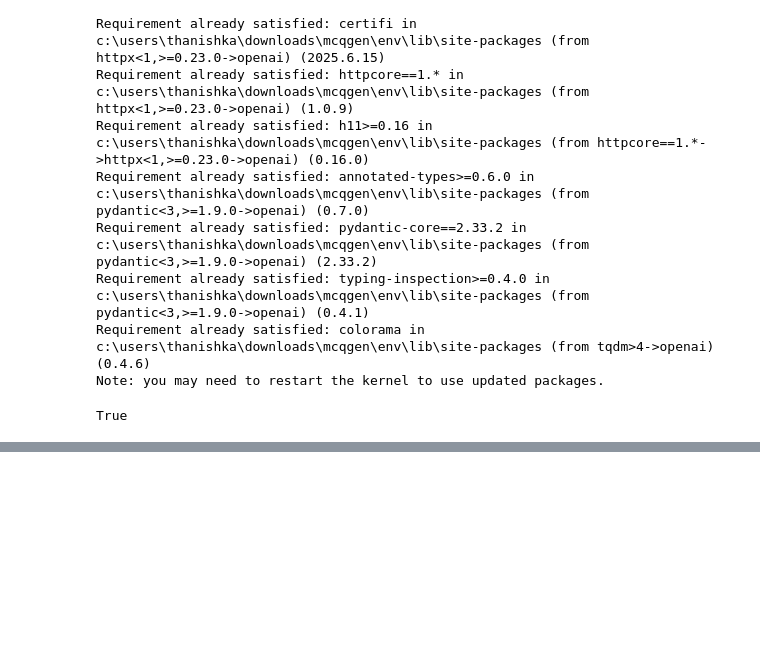
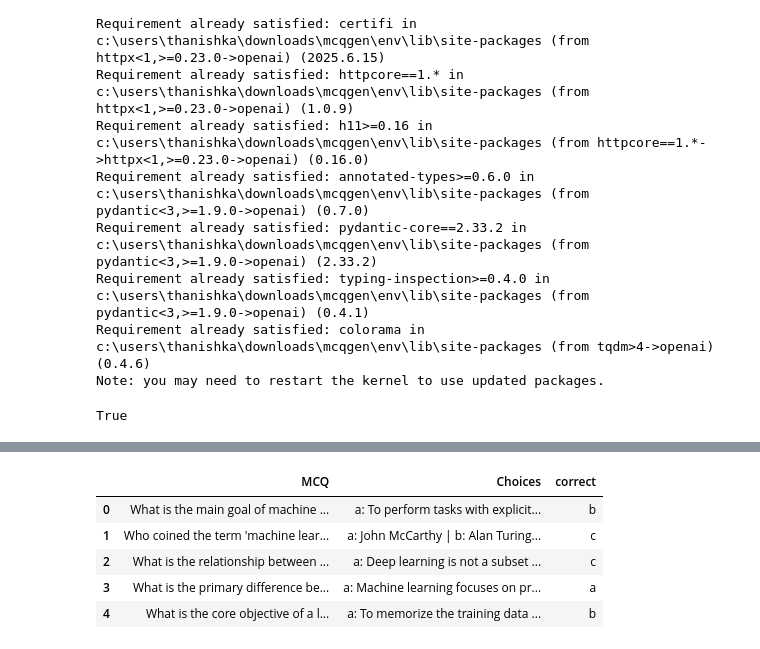
Before and after one commit to thanishkabaikani/MCQ-Generator, a Jupyter notebook: experiment/mcq.ipynb, the cells around one changed output, grey strips where cells are left out. Cells and saved outputs as stored; diff of their text form; code cells hidden in the pictures; blank space fills up the shorter version.

```diff
--- a/experiment/mcq.ipynb
+++ b/experiment/mcq.ipynb
@@ -161,0 +214,12 @@ quiz_generation_prompt=PromptTemplate(
+# %%
+with get_openai_callback() as cb:
+    response=generate_evaluate_chain(
+        {
+            "text":TEXT,
+            "number":NUMBER,
+            "subject":SUBJECT,
+            "tone":TONE,
+            "response_json":json.dumps(RESPONSE_Json)
+
+        }
+    )
@@ -161,0 +263,18 @@ quiz_generation_prompt=PromptTemplate(
+# %%
+output=response.get("quiz")
+# %%
+quiz=json.loads(output)
+# %%
+quiz_table_data = []
+
+for key, value in quiz.items():
+    mcq = value["mcq"]
+    options = " | ".join(
+        [f"{option}: {option_value}" for option, option_value in value["options"].items()]
+    )
+    correct = value["correct"]
+    quiz_table_data.append({
+        "MCQ": mcq,
+        "Choices": options,
+        "correct": correct
+    })
@@ -161,0 +299,9 @@ quiz_generation_prompt=PromptTemplate(
+# %%
+quiz=pd.DataFrame(quiz_table_data)
+# %% [output]
+|  | MCQ | Choices | correct |
+| 0 | What is the main goal of machine ... | a: To perform tasks with explicit... | b |
+| 1 | Who coined the term 'machine lear... | a: John McCarthy | b: Alan Turing... | c |
+| 2 | What is the relationship between ... | a: Deep learning is not a subset ... | c |
+| 3 | What is the primary difference be... | a: Machine learning focuses on pr... | a |
+| 4 | What is the core objective of a l... | a: To memorize the training data ... | b |
```
Also changed, not shown: parts of 15 cells of this notebook, 2 other files.
